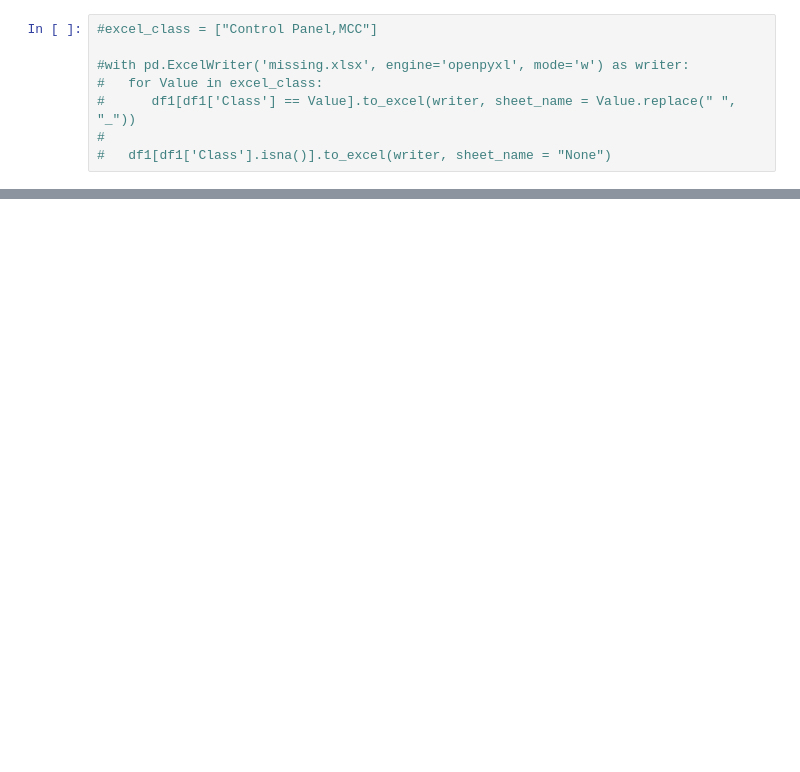
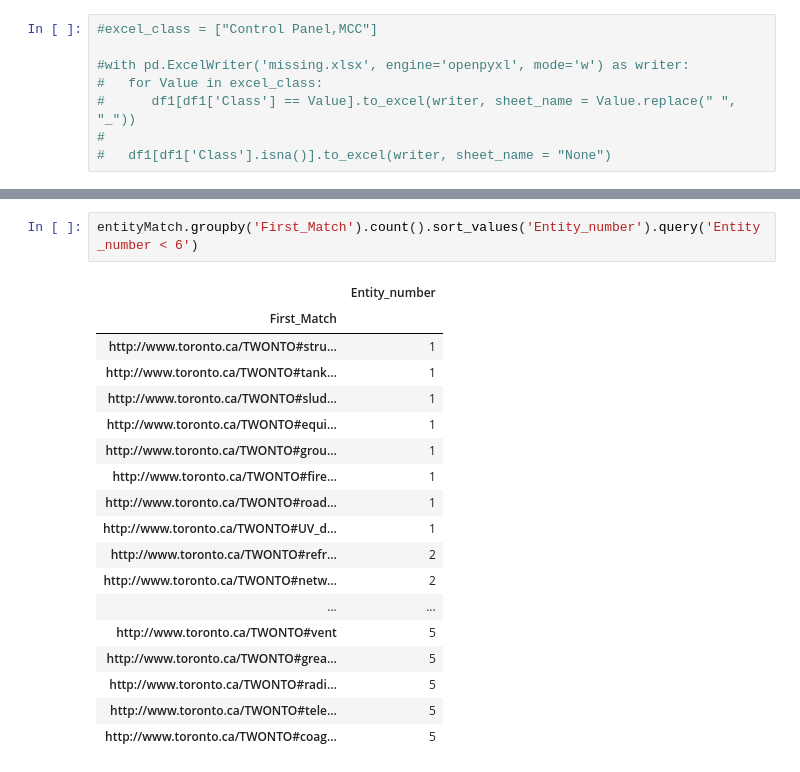
Before and after one commit to TW-ASMP/TWONTO, a Jupyter notebook: Avantis Mapping/Avantis Mapping Instructions.ipynb, the cells around one changed output, grey strips where cells are left out. Drawn from its saved outputs; the diff is of its cells as text; blank space fills up the shorter version.

Commit message:
basic update, based on new TWONTO file

```diff
--- a/Avantis Mapping/Avantis Mapping Instructions.ipynb
+++ b/Avantis Mapping/Avantis Mapping Instructions.ipynb
@@ -268,0 +267,21 @@ array(['', 'x', '?', 'chain_sling', 'humidity analyzer/hygrometer',
+# %%
+entityMatch.groupby('First_Match').count().sort_values('Entity_number').query('Entity_number < 6')
+# %% [output]
+|  | Entity_number |
+| First_Match |  |
+| http://www.toronto.ca/TWONTO#stru... | 1 |
+| http://www.toronto.ca/TWONTO#tank... | 1 |
+| http://www.toronto.ca/TWONTO#slud... | 1 |
+| http://www.toronto.ca/TWONTO#equi... | 1 |
+| http://www.toronto.ca/TWONTO#grou... | 1 |
+| http://www.toronto.ca/TWONTO#fire... | 1 |
+| http://www.toronto.ca/TWONTO#road... | 1 |
+| http://www.toronto.ca/TWONTO#UV_d... | 1 |
+| http://www.toronto.ca/TWONTO#refr... | 2 |
+| http://www.toronto.ca/TWONTO#netw... | 2 |
+| ... | ... |
+| http://www.toronto.ca/TWONTO#vent | 5 |
+| http://www.toronto.ca/TWONTO#grea... | 5 |
+| http://www.toronto.ca/TWONTO#radi... | 5 |
+| http://www.toronto.ca/TWONTO#tele... | 5 |
+| http://www.toronto.ca/TWONTO#coag... | 5 |
```
Also changed, not shown: parts of 8 cells of this notebook, 6 other files.
